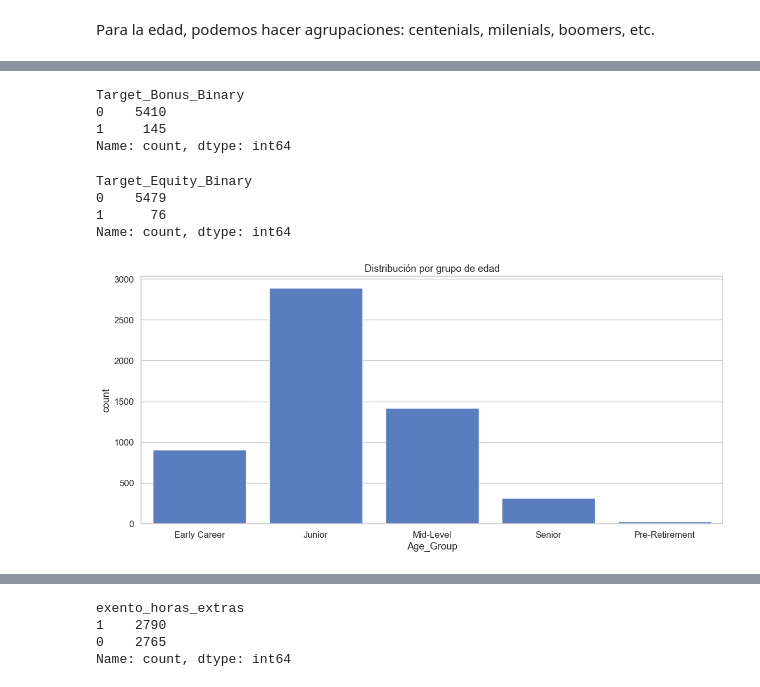
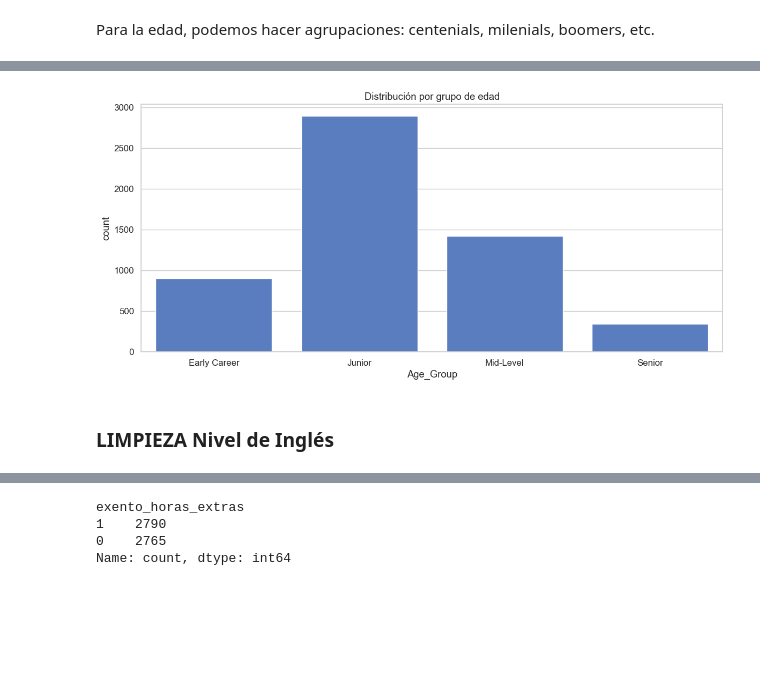
Before and after one commit to karenduque0411/tesis_maestria, a Jupyter notebook: notebooks/00-eda.ipynb, the cells around one changed output, grey strips where cells are left out. Cells and saved outputs as stored; diff of their text form; code cells hidden in the pictures; blank space fills up the shorter version.

```diff
--- a/notebooks/00-eda.ipynb
+++ b/notebooks/00-eda.ipynb
@@ -908,3 +984,21 @@ Name: Position vs Estimated Median, dtype: float64
   → Variable muy relevante: qué tan competitivo es el salario vs el mercado.
   → personas debajo de 1.0 → sugiere que muchos empleados ganan por debajo de la mediana de mercado.
   → es una banda salarial, que va del 80% ¨(piso de la banda), al 120% (techo de la banda).
+# %%
+#edad:
+# ── Identificar registros con edad inconsistente ──
+df['Hire Date'] = pd.to_datetime(df['Hire Date'])
+
+problemas_edad = pd.concat([
+    # Nulos
+    df[df['AGE'].isnull()][['Employee Code','AGE','Hire Date','Active Employee','Job Level','Area']].assign(problema='AGE nula'),
+    # Cero (imposible trabajar a los 0 años)
+    df[df['AGE'] == 0][['Employee Code','AGE','Hire Date','Active Employee','Job Level','Area']].assign(problema='AGE = 0'),
+    # Menores de edad (< 18)
+    df[(df['AGE'] > 0) & (df['AGE'] < 18)][['Employee Code','AGE','Hire Date','Active Employee','Job Level','Area']].assign(problema='AGE < 18'),
+    # Edad extremadamente alta (> 65 como umbral de revisión)
+    df[df['AGE'] > 65][['Employee Code','AGE','Hire Date','Active Employee','Job Level','Area']].assign(problema='AGE > 65')
+])
+
+print(f"Total registros con inconsistencia en AGE: {len(problemas_edad)}")
+print(problemas_edad.to_string(index=False))
@@ -1189,0 +1316,9 @@ Name: Antiguedad_Anos, dtype: float64
+# %%
+#Crear una variable flag: ¿el empleado está en su primer año?
+#Dado que encontramos que la tasa de rotación en el primer año es del 83.7%, vale la pena capturar ese efecto explícitamente
+df_fulltime['es_primer_anio'] = (df_fulltime['Antiguedad_Anos'] <= 1).astype(int)
+
+print("Distribución es_primer_anio:")
+print(df_fulltime['es_primer_anio'].value_counts())
+print(f"\n  En primer año (1): {df_fulltime['es_primer_anio'].sum():,}")
+print(f"  Más de un año (0): {(df_fulltime['es_primer_anio']==0).sum():,}")
@@ -1248,0 +1408,9 @@ df_fulltime["Target_Bonus_Binary"] = (df_fulltime["Target Bonus %"] > 0).astype(
+# %%
+# Imputar AGE problemáticas con mediana del Job Level
+mediana_edad_por_nivel = df_fulltime[df_fulltime['AGE'] > 0].groupby('Job Level')['AGE'].median()
+
+mask_edad_invalida = (df_fulltime['AGE'] == 0) | (df_fulltime['AGE'].isnull())
+df_fulltime.loc[mask_edad_invalida, 'AGE'] = df_fulltime.loc[mask_edad_invalida, 'Job Level'].map(mediana_edad_por_nivel)
+
+print(f"Registros imputados: {mask_edad_invalida.sum()}")
+print(f"AGE inválidas restantes: {((df_fulltime['AGE'] == 0) | df_fulltime['AGE'].isnull()).sum()}")
@@ -1280,26 +1450,14 @@ df_fulltime
-# %%
-df_fulltime["Target_Bonus_Binary"].value_counts()
-# %% [output]
-Target_Bonus_Binary
-0    5410
-1     145
-Name: count, dtype: int64
-# %%
-df_fulltime["Target_Equity_Binary"].value_counts()
-# %% [output]
-Target_Equity_Binary
-0    5479
-1      76
-Name: count, dtype: int64
 # %%
 ## Distribución por grupo de edad
-order = ["Early Career", "Junior", "Mid-Level", "Senior", "Pre-Retirement"]
+order = ["Early Career", "Junior", "Mid-Level", "Senior"]
 
 sns.countplot(x=df_fulltime["Age_Group"], order=order)
 plt.title("Distribución por grupo de edad")
 plt.show()
 # %% [output]
-[figure, old version]
+[figure, new version]
+# %% [markdown]
+### LIMPIEZA Nivel de Inglés
 # %%
 import pandas as pd
 from sklearn.preprocessing import StandardScaler
```
Also changed, not shown: parts of 71 cells of this notebook.
